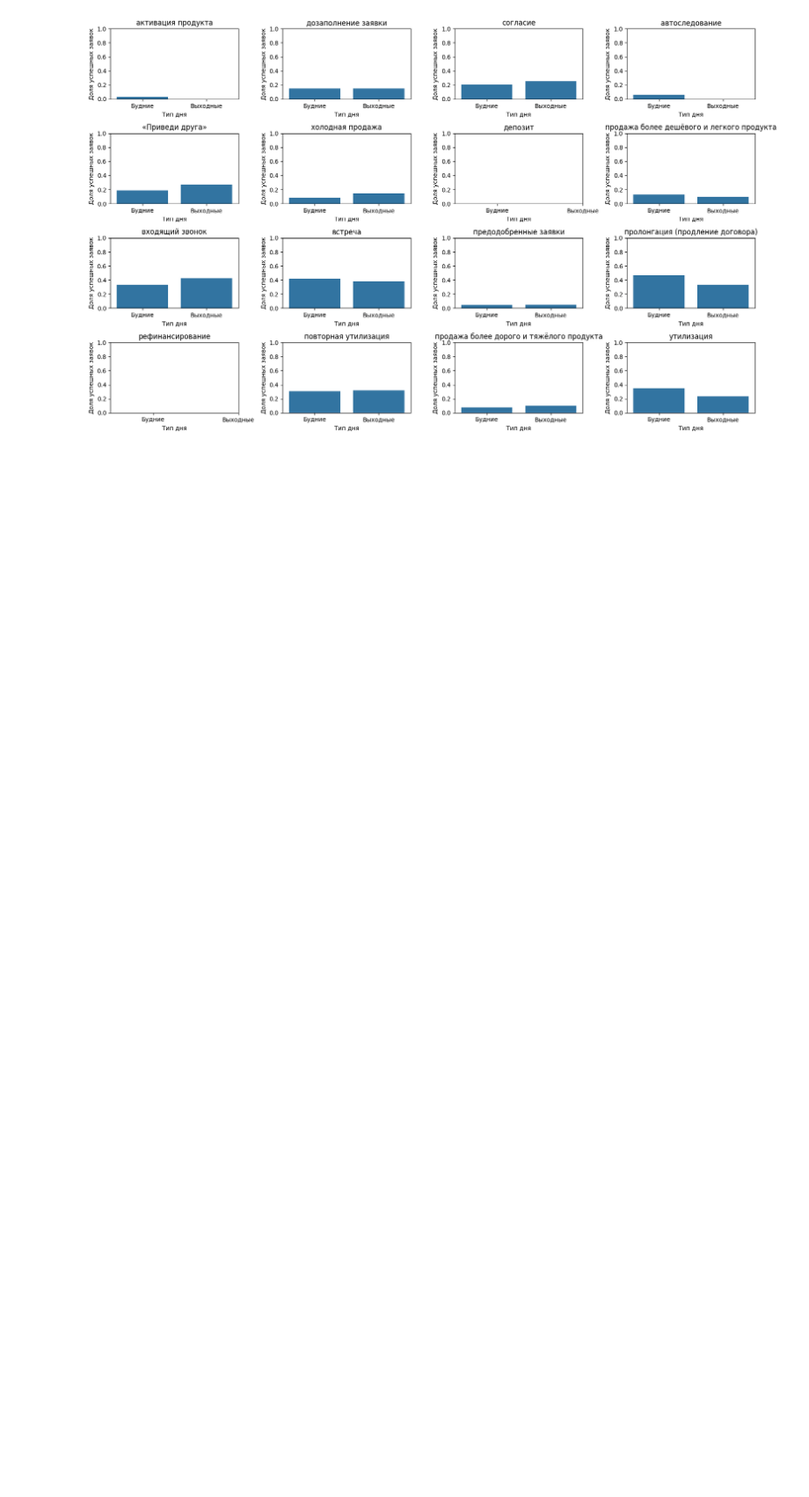
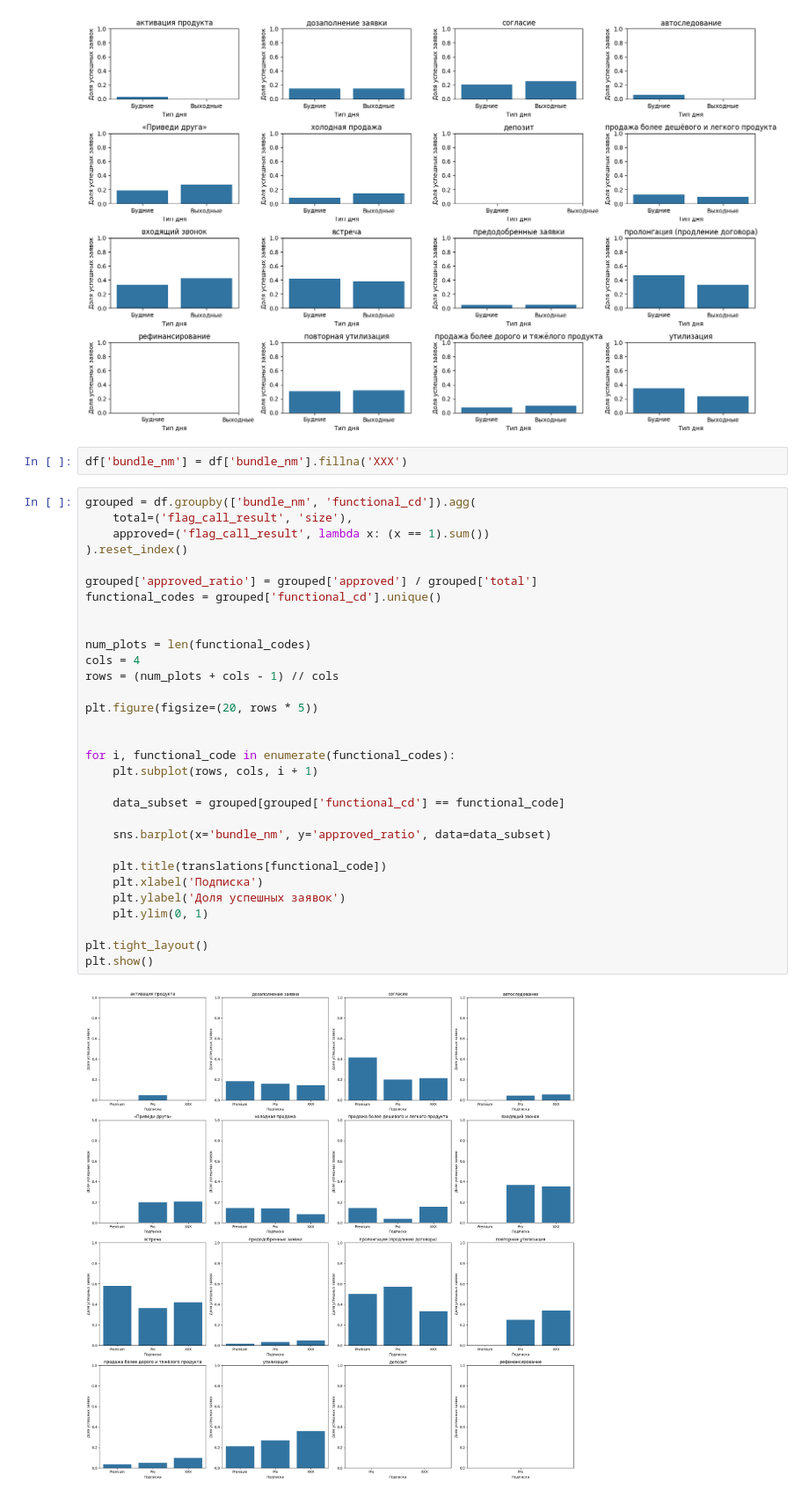
Before and after one commit to bygaga993/bread_dano_2024, a Jupyter notebook: visualization.ipynb, the cells around one changed output. Shown at 88% size. Cells and saved outputs as stored; diff of their text form; blank space fills up the shorter version.

Commit message:
add bundle plot

```diff
--- a/visualization.ipynb
+++ b/visualization.ipynb
@@ -532,3 +532,38 @@ plt.tight_layout()
 plt.show()
 # %% [output]
 [figure]
+# %%
+df['bundle_nm'] = df['bundle_nm'].fillna('XXX')
+# %%
+grouped = df.groupby(['bundle_nm', 'functional_cd']).agg(
+    total=('flag_call_result', 'size'),
+    approved=('flag_call_result', lambda x: (x == 1).sum())
+).reset_index()
+
+grouped['approved_ratio'] = grouped['approved'] / grouped['total']
+functional_codes = grouped['functional_cd'].unique()
+
+
+num_plots = len(functional_codes)
+cols = 4
+rows = (num_plots + cols - 1) // cols
+
+plt.figure(figsize=(20, rows * 5))
+
+
+for i, functional_code in enumerate(functional_codes):
+    plt.subplot(rows, cols, i + 1)
+
+    data_subset = grouped[grouped['functional_cd'] == functional_code]
+
+    sns.barplot(x='bundle_nm', y='approved_ratio', data=data_subset)
+
+    plt.title(translations[functional_code])
+    plt.xlabel('Подписка')
+    plt.ylabel('Доля успешных заявок')
+    plt.ylim(0, 1)
+
+plt.tight_layout()
+plt.show()
+# %% [output]
+[figure, added]
```
